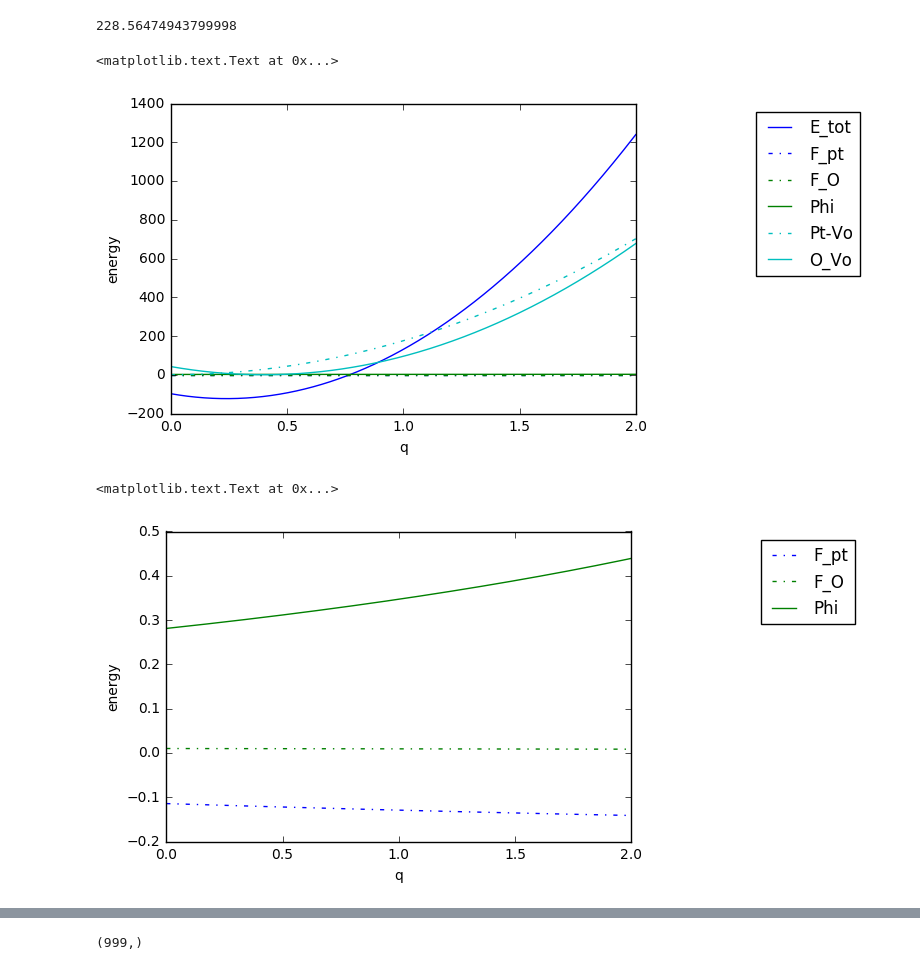
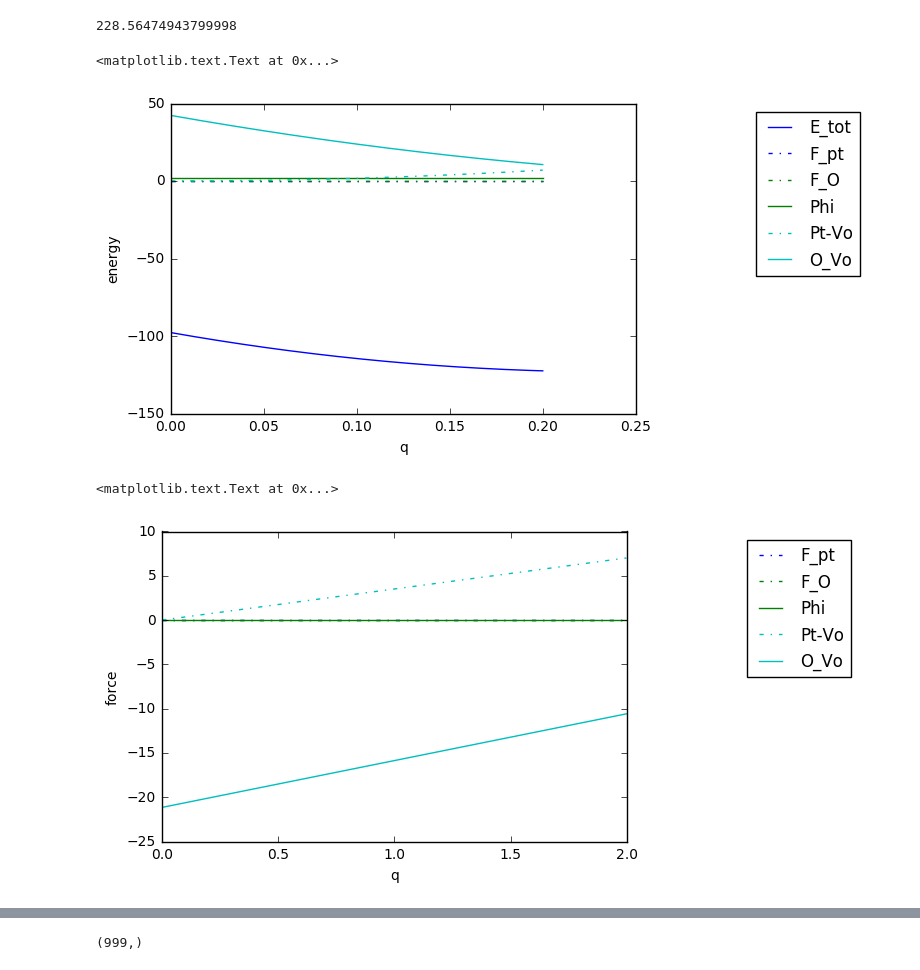
Before and after one commit to 123daimanu/DR_EAM, a Jupyter notebook: FQ_EAM_test.ipynb, the cells around one changed output, grey strips where cells are left out. Saved outputs shown, nothing was run; the diff lists cells and outputs as text; code cells hidden in the pictures.

```diff
--- a/FQ_EAM_test.ipynb
+++ b/FQ_EAM_test.ipynb
@@ -618,7 +656,7 @@ Vee=694 #KJ/mol
 Veechanged=166.03178776#kcal/mol
 # %%
 #plot of Energies vrs q
-q=num.linspace(0,2,1000)
+q=num.linspace(0,.2,1000)
 r=2
 q_Pt=q
 q_O=-q
@@ -678,26 +716,26 @@ lab.xlabel("q")
 lab.ylabel("energy")
 # %% [output]
 <matplotlib.text.Text at 0x...>
-[figure, old version]
+[figure, new version]
 # %%
 colors=['b','b-.', 'g-.','g','r-.','r','c-.','c','m-.','m','y-.','y'\
         , 'k-.']
 def der(data,step):
     return (num.diff(data)/step)
 q=num.linspace(0,2,1000)
 q=q[:-1]
 step=q[1]-q[0]
 #lab.plot(q,der(Etot,step),colors[0],label="E_tot")
 lab.plot(q,der(F_Pt,step),colors[1],label="F_pt")
 lab.plot(q,der(F_O,step),colors[2],label="F_O")
 lab.plot(q,der(phiPt_O,step),colors[3],label="Phi")
 #lab.plot(q,der(Pt_self,step),colors[4],label="Pt_Self")
 #lab.plot(q,der(O_self,step),colors[5],label="O_self")
-#lab.plot(q,der(Pt_selfWithoutV0,step),colors[6],label="Pt-Vo")
-#lab.plot(q,der(O_selfWithoutV0,step),colors[7],label="O_Vo")
+lab.plot(q,der(Pt_selfWithoutV0,step),colors[6],label="Pt-Vo")
+lab.plot(q,der(O_selfWithoutV0,step),colors[7],label="O_Vo")
 lgd=lab.legend(bbox_to_anchor=(1.5,1),loc="upper right")
 lab.xlabel("q")
-lab.ylabel("energy")
+lab.ylabel("force")
 # %% [output]
 <matplotlib.text.Text at 0x...>
-[figure, old version]
+[figure, new version]
```
Also changed, not shown: parts of 9 cells of this notebook.
